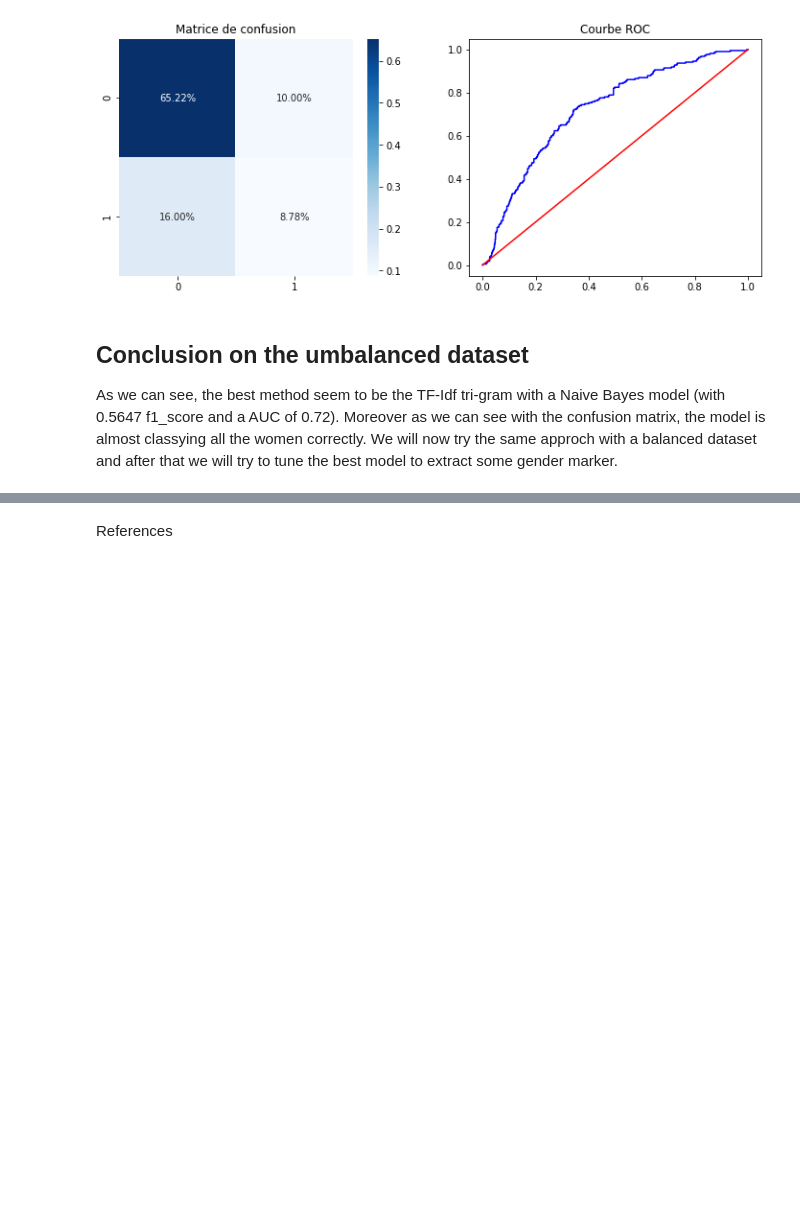
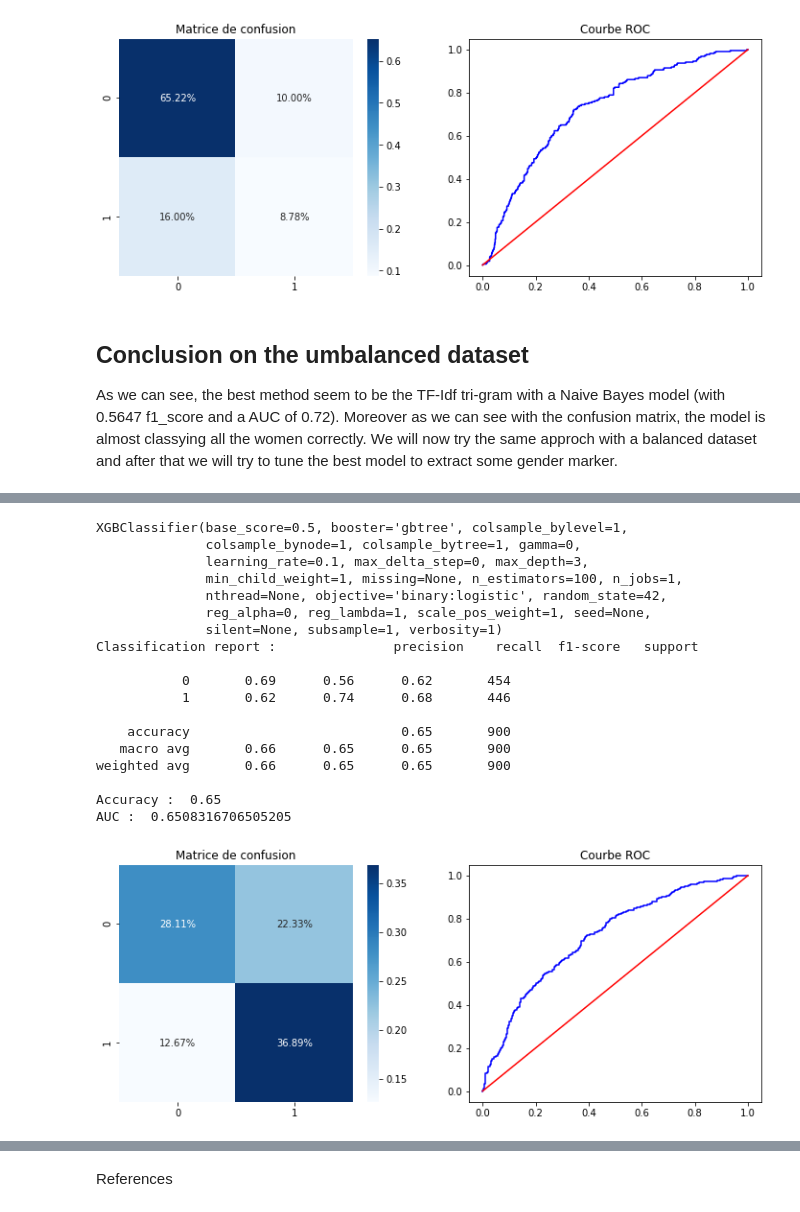
Before and after one commit to cerezamo/NLP_brouillon, a Jupyter notebook: Partie_1.ipynb, the cells around one changed output, grey strips where cells are left out. Drawn from its saved outputs; the diff is of its cells as text; code cells hidden in the pictures; blank space fills up the shorter version.

```diff
--- a/Partie_1.ipynb
+++ b/Partie_1.ipynb
@@ -667,10 +686,6 @@ X = df_deq[['NbToken', 'NbSyllables', 'NbMot', 'NbPhrases','NbCleanToken', 'NbPo
        'NbExcl', 'NbArt', 'F_mesure', 'NbNom_prec', 'NbDet_prec', 'NbAdj_prec','NbPron_prec', 'NbVerb_perc', 'NbAUX_perc', 'PronJe_perc','PronNous_perc', 'NbQuest_perc', 'NbExcl_perc',
        'PolPos', 'PolNeg', 'PolUnk', 'FreqJoie', 'FreqPeur', 'FreqSad','FreqColere', 'FreqSurprise', 'FreqDegout']]
 y = df_deq.sexe.apply(lambda x : 1 if x == 2 else 0)
-# %%
-d=GaussianNB().fit(X_train,y_train)
-pred = d.predict(X_test)
-pred_prob = d.predict_proba(X_test)
 # %%
 X_train,X_test,y_train,y_test = train_test_split(X,y,random_state = 42 ,test_size =0.2)
 X_test,X_val,y_test,y_val = train_test_split(X_test,y_test,random_state = 42, test_size=0.1)
@@ -968,3 +980,10 @@ AUC :  0.6106603254929754
 As we can see, the best method seem to be the TF-Idf tri-gram with a Naive Bayes model (with 0.5647 f1_score and a AUC of 0.72).
 Moreover as we can see with the confusion matrix, the model is almost classying all the women correctly.
 We will now try the same approch with a balanced dataset and after that we will try to tune the best model to extract some gender marker.
+# %%
+df_eq = pd.read_csv('df_medium_eq_var_5000.csv')
+X = df_eq[['NbToken', 'NbSyllables', 'NbMot', 'NbPhrases','NbCleanToken', 'NbPonct', 'NbSw','Hapaxlegomena', 'Hapaxdislegomena', 'UniqueWordTx', 'RateCleanRaw',
+       'NbNom', 'NbDet', 'NbPunct', 'NbAdj', 'NbAdp', 'NbPron', 'NbVerb','NbCconj', 'NbNum', 'NbPropn', 'NbAdv', 'NbSCONJ', 'NbAUX', 'NbIntj','PronJe', 'PronNous', 'NbPres', 'NbPast', 'NbFut', 'NbImp', 'NbQuest',
+       'NbExcl', 'NbArt', 'F_mesure', 'NbNom_prec', 'NbDet_prec', 'NbAdj_prec','NbPron_prec', 'NbVerb_perc', 'NbAUX_perc', 'PronJe_perc','PronNous_perc', 'NbQuest_perc', 'NbExcl_perc',
+       'PolPos', 'PolNeg', 'PolUnk', 'FreqJoie', 'FreqPeur', 'FreqSad','FreqColere', 'FreqSurprise', 'FreqDegout']]
+y = df_eq.sexe.apply(lambda x : 1 if x == 2 else 0)
@@ -970,0 +1061,22 @@ We will now try the same approch with a balanced dataset and after that we will
+# %%
+predictions(XGBClassifier(random_state = 42),X_train,X_test,y_train,y_test)
+# %% [output]
+XGBClassifier(base_score=0.5, booster='gbtree', colsample_bylevel=1,
+              colsample_bynode=1, colsample_bytree=1, gamma=0,
+              learning_rate=0.1, max_delta_step=0, max_depth=3,
+              min_child_weight=1, missing=None, n_estimators=100, n_jobs=1,
+              nthread=None, objective='binary:logistic', random_state=42,
+              reg_alpha=0, reg_lambda=1, scale_pos_weight=1, seed=None,
+              silent=None, subsample=1, verbosity=1)
+Classification report :               precision    recall  f1-score   support
+
+           0       0.69      0.56      0.62       454
+           1       0.62      0.74      0.68       446
+
+    accuracy                           0.65       900
+   macro avg       0.66      0.65      0.65       900
+weighted avg       0.66      0.65      0.65       900
+
+Accuracy :  0.65
+AUC :  0.6508316706505205
+[figure, added]
```
Also changed, not shown: parts of 11 cells of this notebook.
